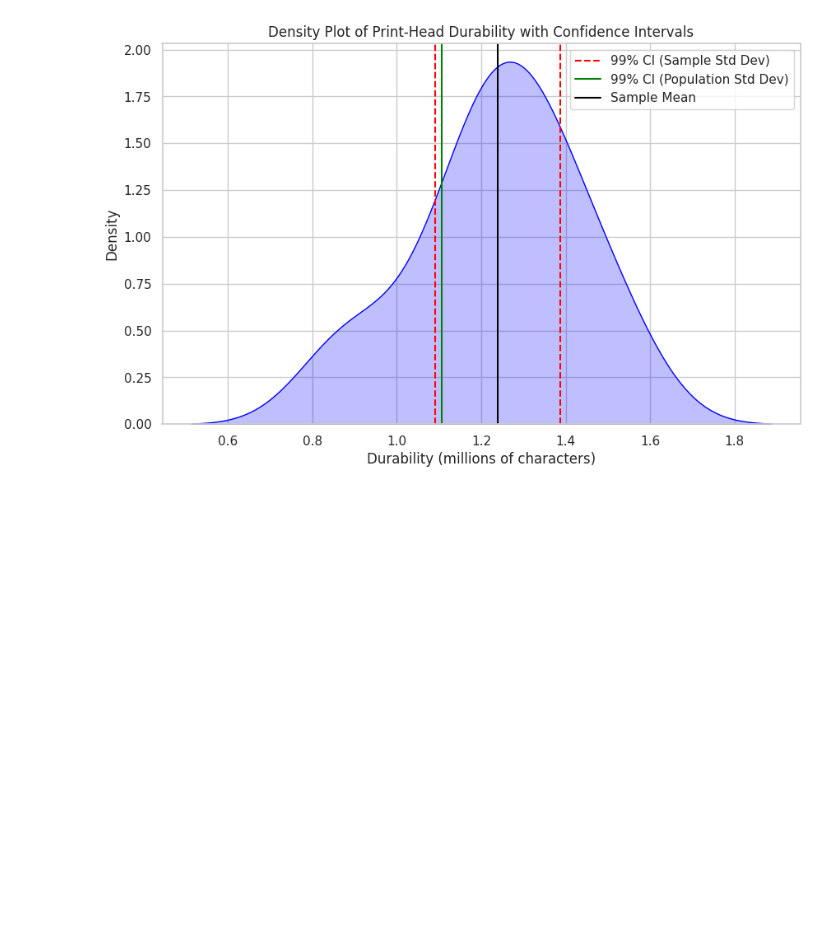
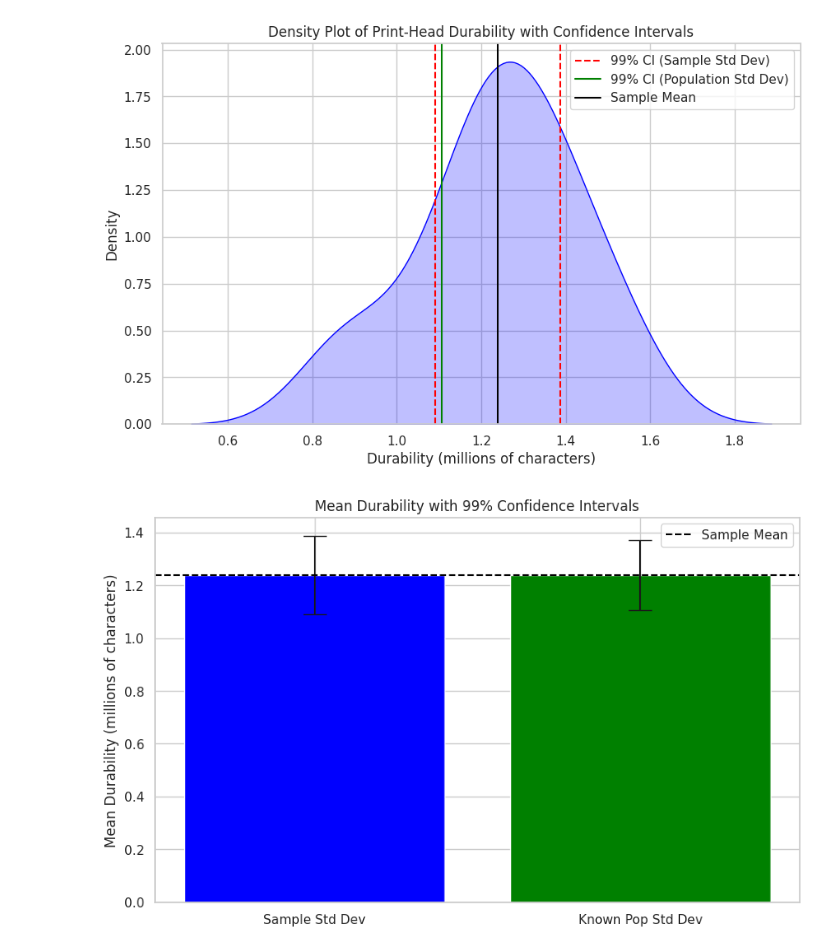
Before and after one commit to kamalakanta09/ds-Basic-stats-2, a Jupyter notebook: Basic_stats_2.ipynb, the cells around one changed output. Saved outputs shown, nothing was run; the diff lists cells and outputs as text; code cells hidden in the pictures; blank space fills up the shorter version.

Commit message:
added bar plot

```diff
--- a/Basic_stats_2.ipynb
+++ b/Basic_stats_2.ipynb
@@ -105,3 +105,19 @@ This will become an error in seaborn v0.14.0; please update your code.
 
   sns.kdeplot(data, shade=True, color="blue")
 [figure]
+# %%
+# Data for bar plot
+labels = ['Sample Std Dev', 'Known Pop Std Dev']
+means = [sampleMean, sampleMean]
+errors = [marginError, marginError_known_std]
+# Plot bar plot
+plt.figure(figsize=(10,6))
+plt.bar(labels, means, yerr=errors, capsize=10, color=['blue', 'green'])
+plt.ylabel('Mean Durability (millions of characters)')
+plt.title('Mean Durability with 99% Confidence Intervals')
+plt.axhline(sampleMean, color='black', linestyle='--', label='Sample Mean')
+# show legend
+plt.legend()
+plt.show()
+# %% [output]
+[figure, added]
```
